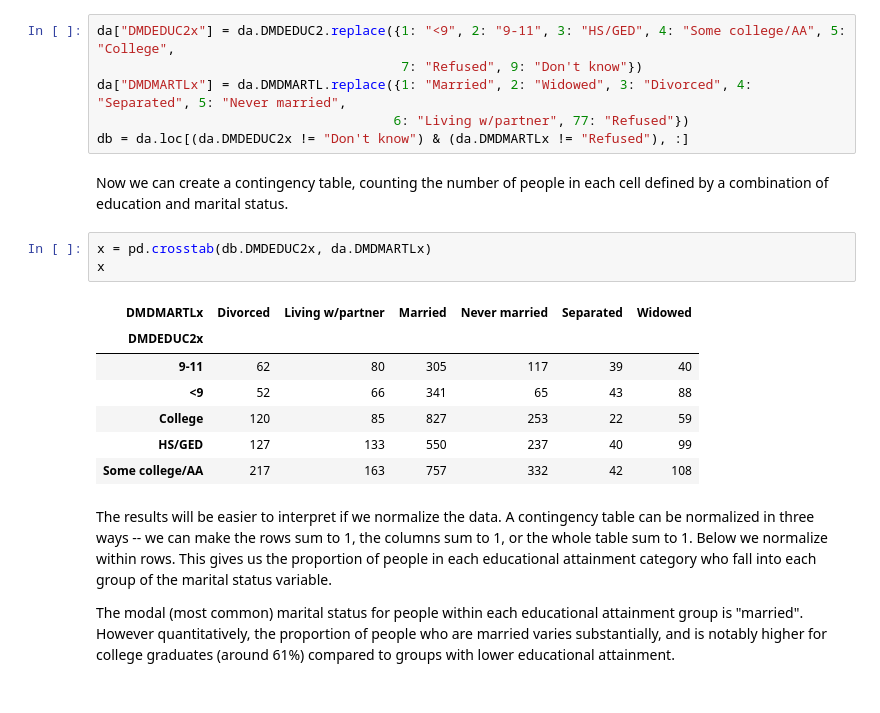
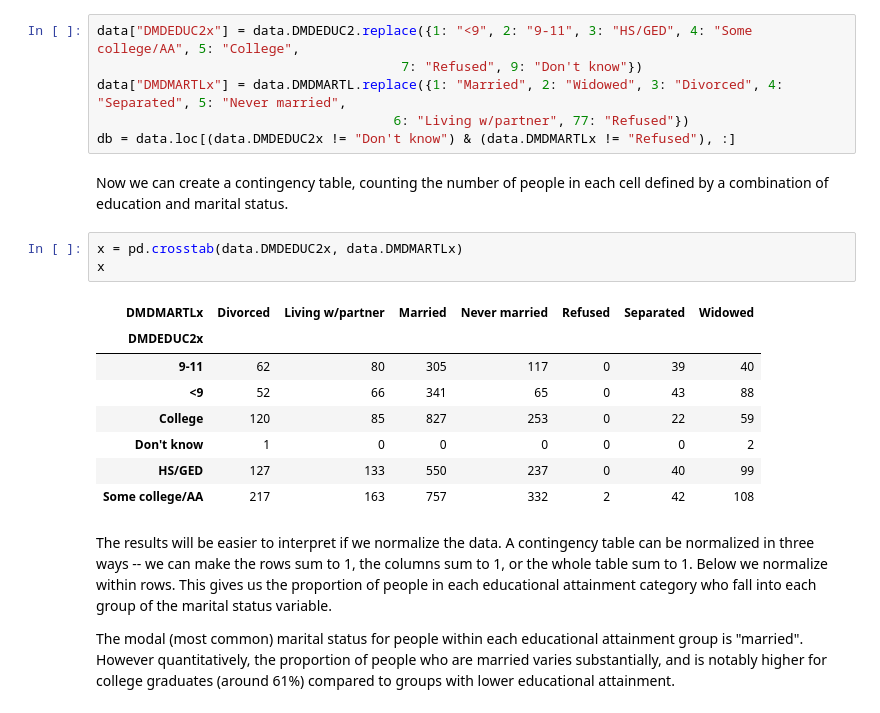
Before and after one commit to anoban/Understanding-and-Visualizing-Data-with-Python, a Jupyter notebook: week3/nhanes_multivariate_analyses.ipynb, the cells around one changed output. Saved outputs shown, nothing was run; the diff lists cells and outputs as text.

```diff
--- a/week3/nhanes_multivariate_analyses.ipynb
+++ b/week3/nhanes_multivariate_analyses.ipynb
@@ -96,24 +125,25 @@ In this section we discuss some methods for working with bivariate data that are
 
 First, we create new versions of these two variables using text labels instead of numbers to represent the categories.  We also create a new data set that omits people who responded "Don't know" or who refused to answer these questions.
 # %%
-da["DMDEDUC2x"] = da.DMDEDUC2.replace({1: "<9", 2: "9-11", 3: "HS/GED", 4: "Some college/AA", 5: "College",
+data["DMDEDUC2x"] = data.DMDEDUC2.replace({1: "<9", 2: "9-11", 3: "HS/GED", 4: "Some college/AA", 5: "College",
                                        7: "Refused", 9: "Don't know"})
-da["DMDMARTLx"] = da.DMDMARTL.replace({1: "Married", 2: "Widowed", 3: "Divorced", 4: "Separated", 5: "Never married",
+data["DMDMARTLx"] = data.DMDMARTL.replace({1: "Married", 2: "Widowed", 3: "Divorced", 4: "Separated", 5: "Never married",
                                       6: "Living w/partner", 77: "Refused"})
-db = da.loc[(da.DMDEDUC2x != "Don't know") & (da.DMDMARTLx != "Refused"), :]
+db = data.loc[(data.DMDEDUC2x != "Don't know") & (data.DMDMARTLx != "Refused"), :]
 # %% [markdown]
 Now we can create a contingency table, counting the number of people in each cell defined by a combination of education and marital status.
 # %%
-x = pd.crosstab(db.DMDEDUC2x, da.DMDMARTLx)
+x = pd.crosstab(data.DMDEDUC2x, data.DMDMARTLx)
 x
 # %% [output]
-| DMDMARTLx | Divorced | Living w/partner | Married | Never married | Separated | Widowed |
-| DMDEDUC2x |  |  |  |  |  |  |
-| 9-11 | 62 | 80 | 305 | 117 | 39 | 40 |
-| <9 | 52 | 66 | 341 | 65 | 43 | 88 |
-| College | 120 | 85 | 827 | 253 | 22 | 59 |
-| HS/GED | 127 | 133 | 550 | 237 | 40 | 99 |
-| Some college/AA | 217 | 163 | 757 | 332 | 42 | 108 |
+| DMDMARTLx | Divorced | Living w/partner | Married | Never married | Refused | Separated | Widowed |
+| DMDEDUC2x |  |  |  |  |  |  |  |
+| 9-11 | 62 | 80 | 305 | 117 | 0 | 39 | 40 |
+| <9 | 52 | 66 | 341 | 65 | 0 | 43 | 88 |
+| College | 120 | 85 | 827 | 253 | 0 | 22 | 59 |
+| Don't know | 1 | 0 | 0 | 0 | 0 | 0 | 2 |
+| HS/GED | 127 | 133 | 550 | 237 | 0 | 40 | 99 |
+| Some college/AA | 217 | 163 | 757 | 332 | 2 | 42 | 108 |
 # %% [markdown]
 The results will be easier to interpret if we normalize the data.  A contingency table can be normalized in three ways -- we can make the rows sum to 1, the columns sum to 1, or the whole table sum to 1.  Below we normalize within rows.  This gives us the proportion of people in each educational attainment category who fall into each group of the marital status variable.
 
```
Also changed, not shown: parts of 12 cells of this notebook, 1 other file.
